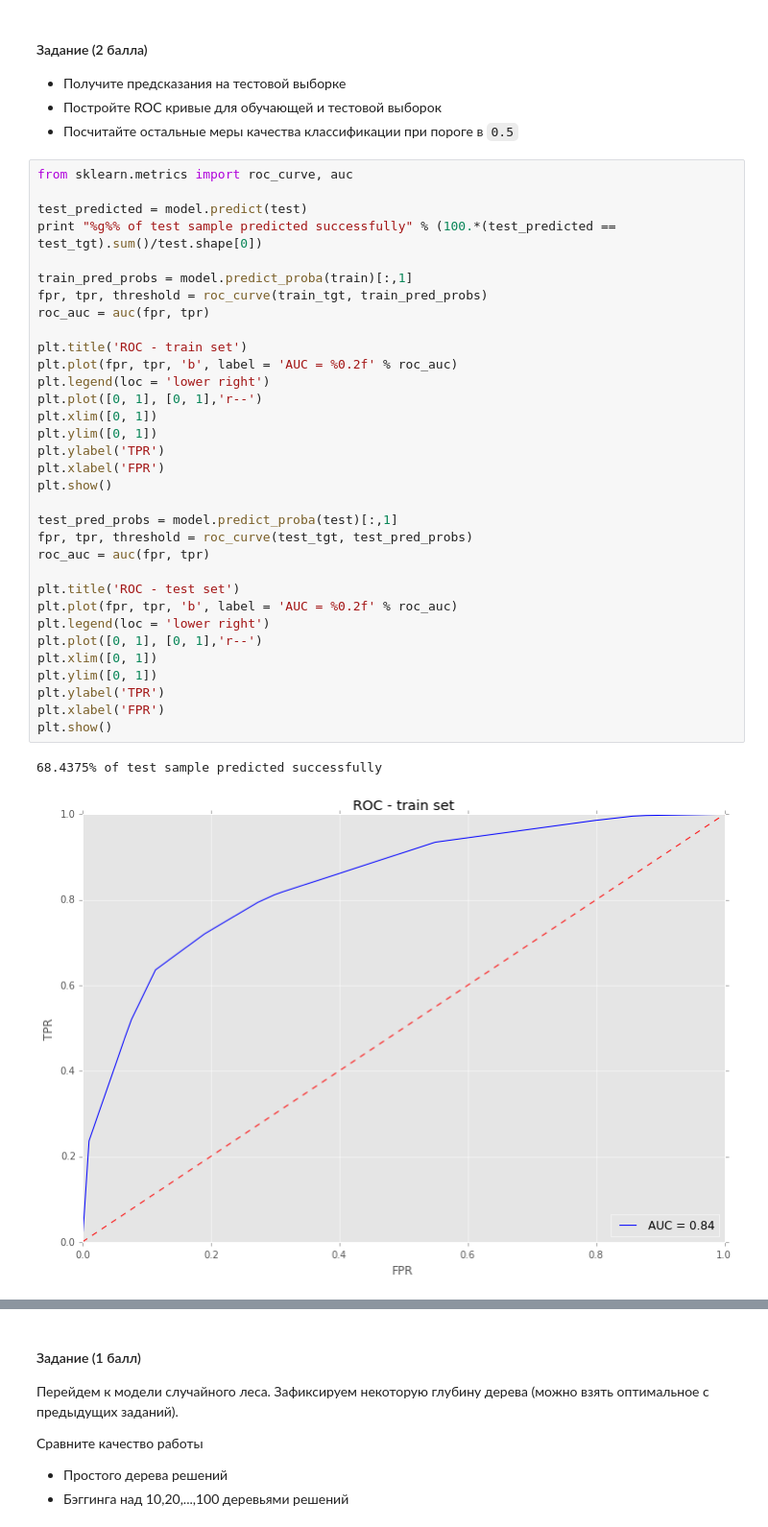
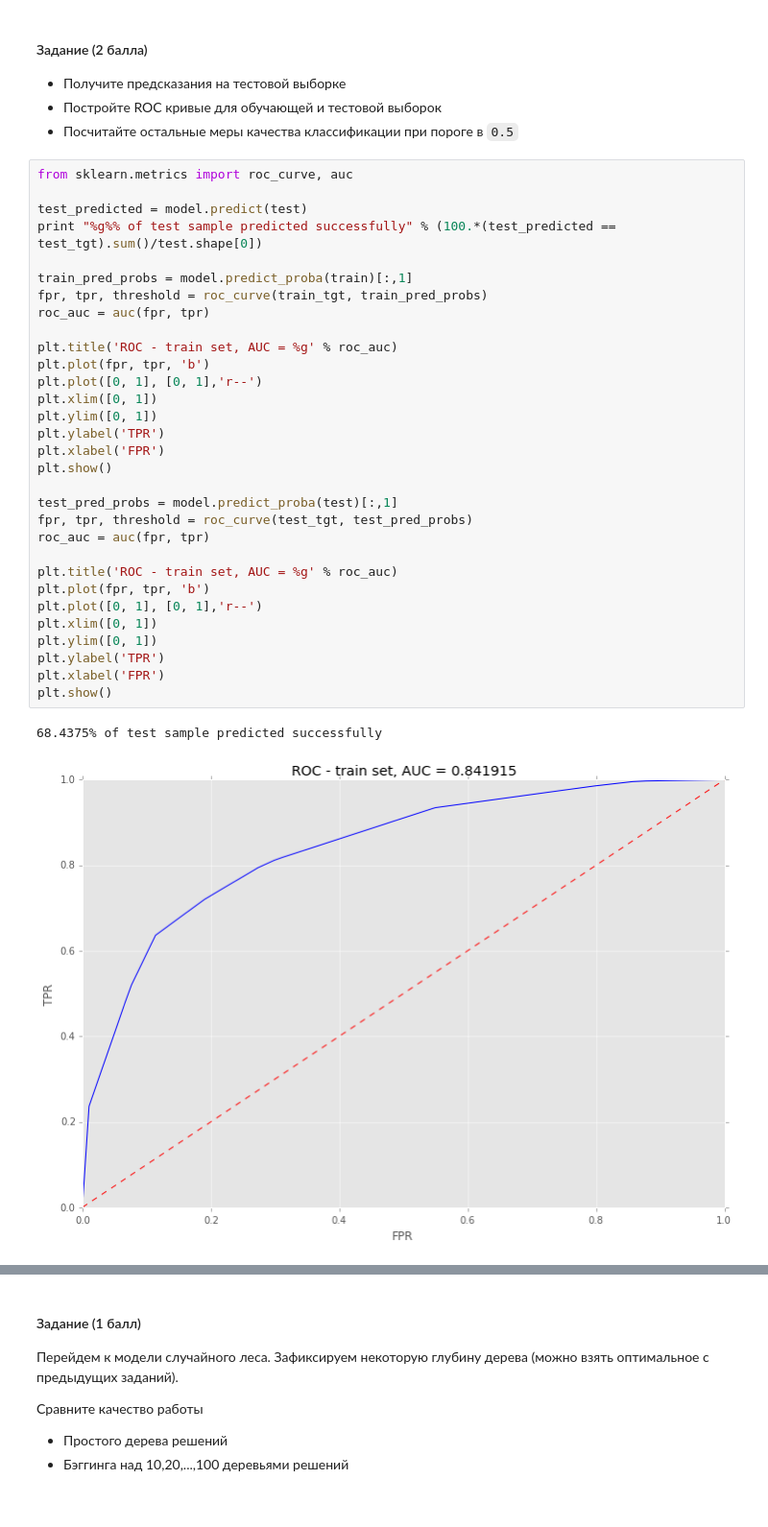
Before and after one commit to aitap/sphere-dm1-homework, a Jupyter notebook: hw3-trees/krylov.ipynb, the cells around one changed output, grey strips where cells are left out. Shown at 96% size. Cells and saved outputs as stored; diff of their text form.

```diff
--- a/hw3-trees/krylov.ipynb
+++ b/hw3-trees/krylov.ipynb
@@ -130,36 +130,34 @@ Index([u'density', u'residual sugar', u'citric acid', u'free sulfur dioxide',
 # %%
 from sklearn.metrics import roc_curve, auc
 
 test_predicted = model.predict(test)
 print "%g%% of test sample predicted successfully" % (100.*(test_predicted == test_tgt).sum()/test.shape[0])
 
 train_pred_probs = model.predict_proba(train)[:,1]
 fpr, tpr, threshold = roc_curve(train_tgt, train_pred_probs)
 roc_auc = auc(fpr, tpr)
 
-plt.title('ROC - train set')
-plt.plot(fpr, tpr, 'b', label = 'AUC = %0.2f' % roc_auc)
-plt.legend(loc = 'lower right')
+plt.title('ROC - train set, AUC = %g' % roc_auc)
+plt.plot(fpr, tpr, 'b')
 plt.plot([0, 1], [0, 1],'r--')
 plt.xlim([0, 1])
 plt.ylim([0, 1])
 plt.ylabel('TPR')
 plt.xlabel('FPR')
 plt.show()
 
 test_pred_probs = model.predict_proba(test)[:,1]
 fpr, tpr, threshold = roc_curve(test_tgt, test_pred_probs)
 roc_auc = auc(fpr, tpr)
 
-plt.title('ROC - test set')
-plt.plot(fpr, tpr, 'b', label = 'AUC = %0.2f' % roc_auc)
-plt.legend(loc = 'lower right')
+plt.title('ROC - train set, AUC = %g' % roc_auc)
+plt.plot(fpr, tpr, 'b')
 plt.plot([0, 1], [0, 1],'r--')
 plt.xlim([0, 1])
 plt.ylim([0, 1])
 plt.ylabel('TPR')
 plt.xlabel('FPR')
 plt.show()
 # %% [output]
 68.4375% of test sample predicted successfully
-[figure, old version]
+[figure, new version]
```
Also changed, not shown: parts of 1 cell of this notebook, 1 other file.
